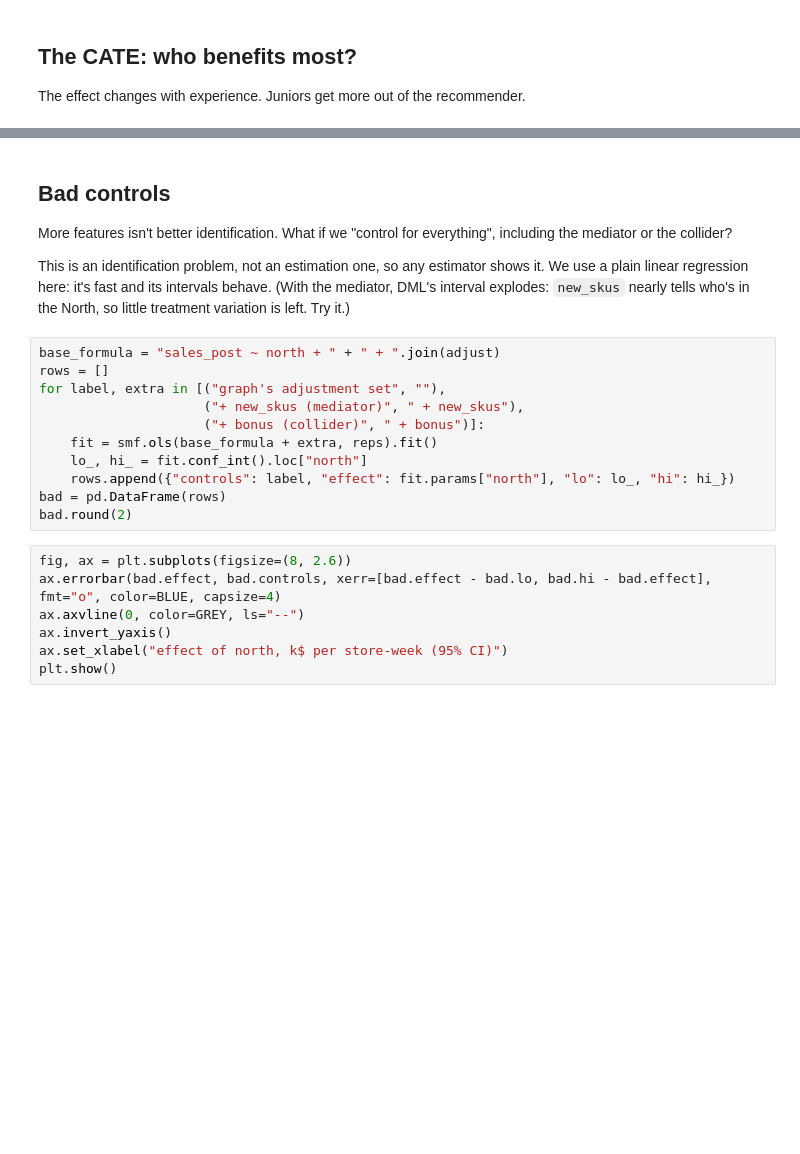
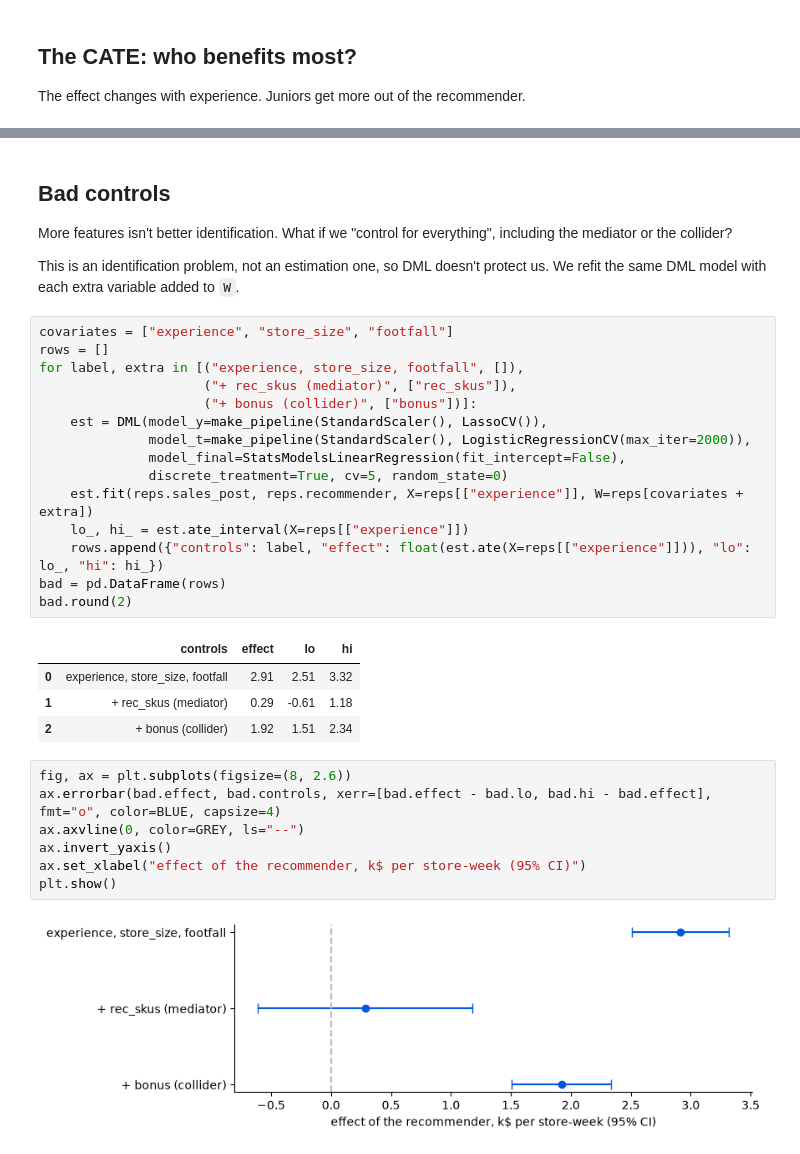
Before and after one commit to AlxndrMlk/talks-and-workshops, a Jupyter notebook: 2026-10--odsc-ai/03 - Double machine learning.ipynb, the cells around one changed output, grey strips where cells are left out. Drawn from its saved outputs; the diff is of its cells as text; blank space fills up the shorter version.

```diff
--- a/2026-10--odsc-ai/03 - Double machine learning.ipynb
+++ b/2026-10--odsc-ai/03 - Double machine learning.ipynb
@@ -156,23 +179,34 @@ print(f"slope: {dml.coef_[0]:.2f} k$ per extra year of experience")
 
 More features isn't better identification. What if we "control for everything", including the mediator or the collider?
 
-This is an identification problem, not an estimation one, so any estimator shows it. We use a plain linear regression here: it's fast and its intervals behave. (With the mediator, DML's interval explodes: `new_skus` nearly tells who's in the North, so little treatment variation is left. Try it.)
+This is an identification problem, not an estimation one, so DML doesn't protect us. We refit the same DML model with each extra variable added to `W`.
-# %%
-base_formula = "sales_post ~ north + " + " + ".join(adjust)
-rows = []
-for label, extra in [("graph's adjustment set", ""),
-                     ("+ new_skus (mediator)", " + new_skus"),
-                     ("+ bonus (collider)", " + bonus")]:
-    fit = smf.ols(base_formula + extra, reps).fit()
-    lo_, hi_ = fit.conf_int().loc["north"]
-    rows.append({"controls": label, "effect": fit.params["north"], "lo": lo_, "hi": hi_})
-bad = pd.DataFrame(rows)
-bad.round(2)
+# %%
+covariates = ["experience", "store_size", "footfall"]
+rows = []
+for label, extra in [("experience, store_size, footfall", []),
+                     ("+ rec_skus (mediator)", ["rec_skus"]),
+                     ("+ bonus (collider)", ["bonus"])]:
+    est = DML(model_y=make_pipeline(StandardScaler(), LassoCV()),
+              model_t=make_pipeline(StandardScaler(), LogisticRegressionCV(max_iter=2000)),
+              model_final=StatsModelsLinearRegression(fit_intercept=False),
+              discrete_treatment=True, cv=5, random_state=0)
+    est.fit(reps.sales_post, reps.recommender, X=reps[["experience"]], W=reps[covariates + extra])
+    lo_, hi_ = est.ate_interval(X=reps[["experience"]])
+    rows.append({"controls": label, "effect": float(est.ate(X=reps[["experience"]])), "lo": lo_, "hi": hi_})
+bad = pd.DataFrame(rows)
+bad.round(2)
+# %% [output]
+|  | controls | effect | lo | hi |
+| 0 | experience, store_size, footfall | 2.91 | 2.51 | 3.32 |
+| 1 | + rec_skus (mediator) | 0.29 | -0.61 | 1.18 |
+| 2 | + bonus (collider) | 1.92 | 1.51 | 2.34 |
 # %%
 fig, ax = plt.subplots(figsize=(8, 2.6))
 ax.errorbar(bad.effect, bad.controls, xerr=[bad.effect - bad.lo, bad.hi - bad.effect], fmt="o", color=BLUE, capsize=4)
 ax.axvline(0, color=GREY, ls="--")
 ax.invert_yaxis()
-ax.set_xlabel("effect of north, k$ per store-week (95% CI)")
+ax.set_xlabel("effect of the recommender, k$ per store-week (95% CI)")
 plt.show()
+# %% [output]
+[figure, added]
 # %% [markdown]
```
Also changed, not shown: parts of 31 cells of this notebook, 1 other file.
